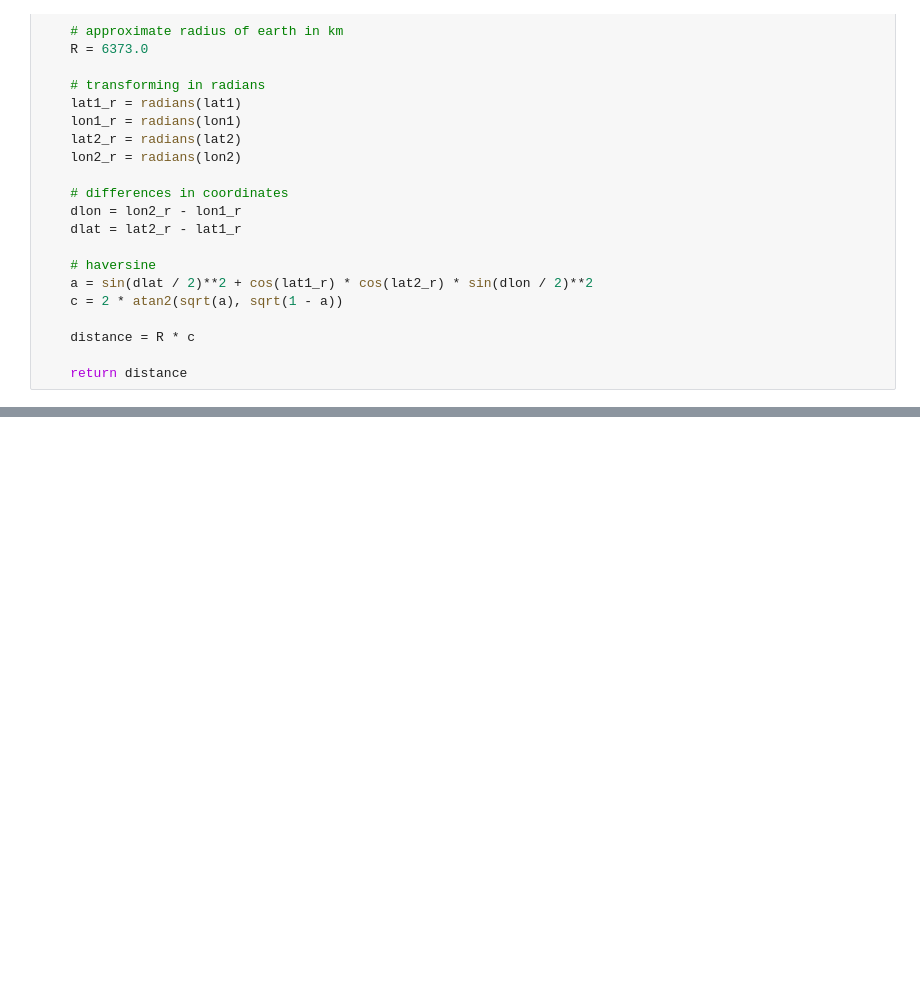
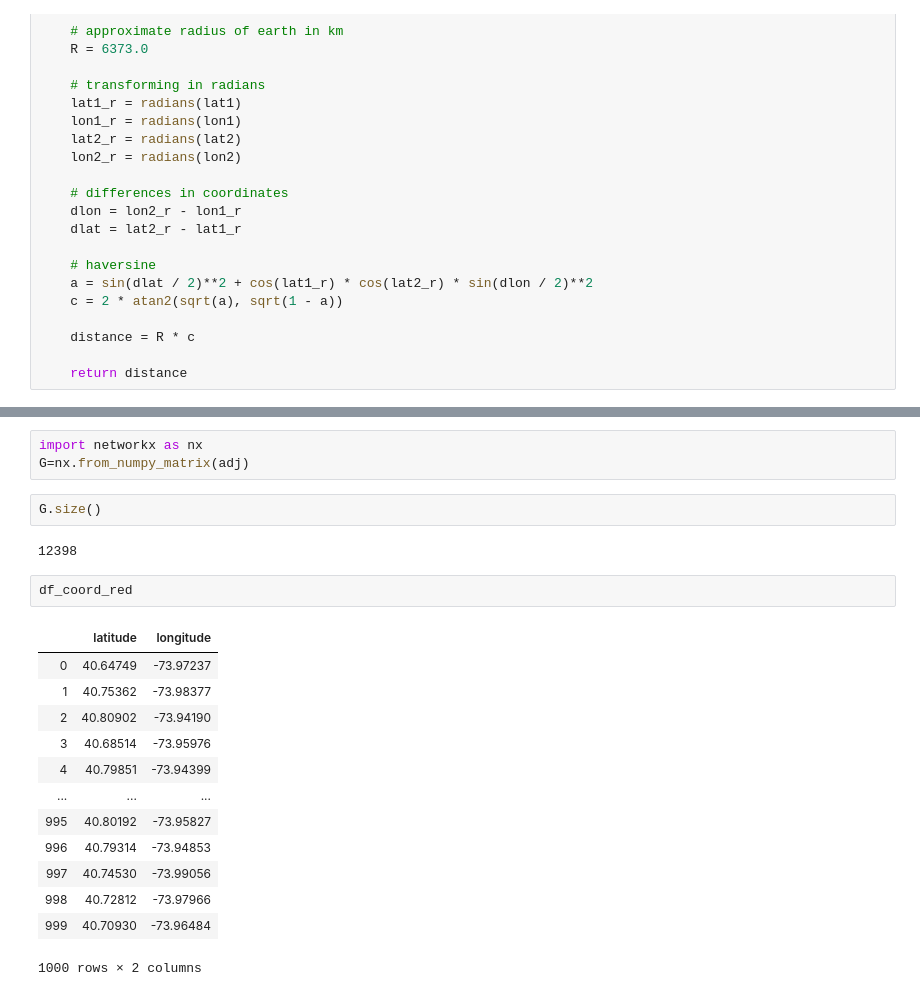
Before and after one commit to sylvainlugeon/labagarre, a Jupyter notebook: AIRBNB.ipynb, the cells around one changed output, grey strips where cells are left out. Cells and saved outputs as stored; diff of their text form; blank space fills up the shorter version.

```diff
--- a/AIRBNB.ipynb
+++ b/AIRBNB.ipynb
@@ -40,0 +103,23 @@ def compute_globe_distance(lat1, lon1, lat2, lon2):
+# %%
+import networkx as nx
+G=nx.from_numpy_matrix(adj)
+# %%
+G.size()
+# %% [output]
+12398
+# %%
+df_coord_red
+# %% [output]
+|  | latitude | longitude |
+| 0 | 40.64749 | -73.97237 |
+| 1 | 40.75362 | -73.98377 |
+| 2 | 40.80902 | -73.94190 |
+| 3 | 40.68514 | -73.95976 |
+| 4 | 40.79851 | -73.94399 |
+| ... | ... | ... |
+| 995 | 40.80192 | -73.95827 |
+| 996 | 40.79314 | -73.94853 |
+| 997 | 40.74530 | -73.99056 |
+| 998 | 40.72812 | -73.97966 |
+| 999 | 40.70930 | -73.96484 |
+1000 rows × 2 columns
```
Also changed, not shown: parts of 15 cells of this notebook, 1 other file.
